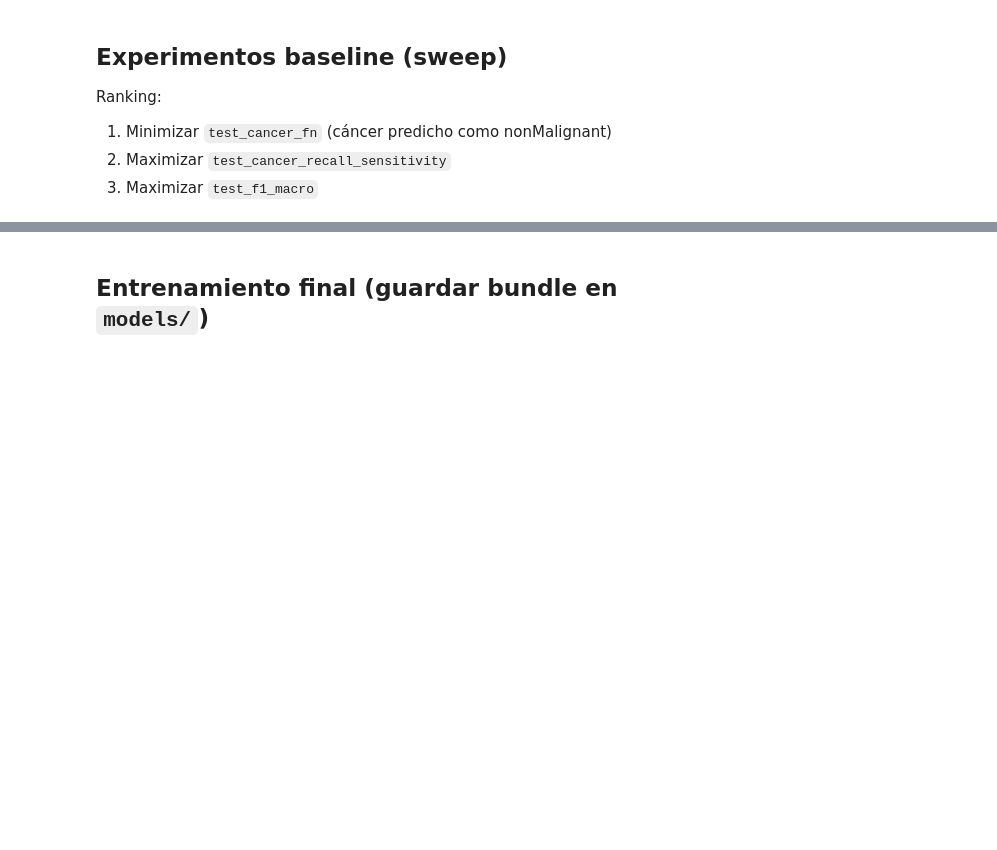
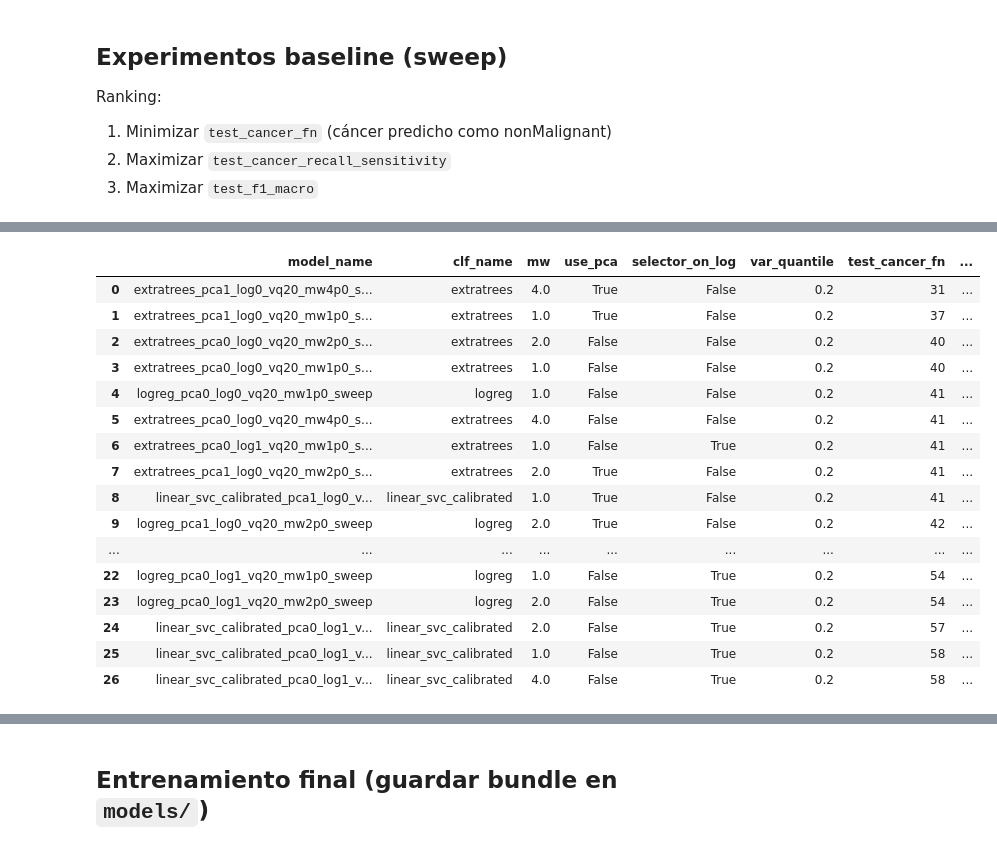
Before and after one commit to MisterMito/TFM, a Jupyter notebook: notebooks/4.0-ssic-multiclass-baselines.ipynb, the cells around one changed output, grey strips where cells are left out. Drawn from its saved outputs; the diff is of its cells as text; code cells hidden in the pictures; blank space fills up the shorter version.

```diff
--- a/notebooks/4.0-ssic-multiclass-baselines.ipynb
+++ b/notebooks/4.0-ssic-multiclass-baselines.ipynb
@@ -116,18 +148,5 @@ Ranking:
 # %%
-def slugify_token(value):
-    return str(value).replace(".", "p").replace("-", "m")
-
-def build_model_name(clf_name, feat_cfg, malignant_weight, variant_tag):
-    return "_".join([
-        clf_name,
-        f"pca{int(feat_cfg['use_pca'])}",
-        f"log{int(feat_cfg['selector_on_log'])}",
-        f"vq{int(feat_cfg['var_quantile']*100)}",
-        f"mw{slugify_token(malignant_weight)}",
-        variant_tag,
-    ])
-
-# Base config (ligero)
+# Base config
 base_cfg = MulticlassTrainConfig(
     train_path=str(TRAIN_PATH),
     test_path=str(TEST_PATH),
@@ -137,25 +156,29 @@ base_cfg = MulticlassTrainConfig(
     var_quantile=0.2,
     selector_on_log=False,
     pca_var_threshold=0.9,
-    cv_splits=3,
-    min_cancer_recall_for_threshold=0.95,
+    cv_splits=8,
+    min_cancer_recall_for_threshold=0.9,
     threshold_objective="specificity",
     experiment_name="gse183635_multiclass_smoke",
     save_local_bundle=False,
     save_plots=False,
 )
 
-# Sweep (muy pequeño)
+# Sweep
 feat_grid = [
     dict(use_pca=False, selector_on_log=False, var_quantile=0.2, pca_var_threshold=0.9),
+    dict(use_pca=False, selector_on_log=True, var_quantile=0.2, pca_var_threshold=0.9),
+    dict(use_pca=True, selector_on_log=False, var_quantile=0.2, pca_var_threshold=0.9),
 ]
 
 clf_grid = [
-    ("logreg", dict(solver="lbfgs", max_iter=2000)),
+    ("logreg", dict(solver="lbfgs", max_iter=6000)),
+    ("sgd_logloss", dict(alpha=1e-3, max_iter=6000, tol=1e-3, early_stopping=True, validation_fraction=0.1, n_iter_no_change=5, average=True,)),
     ("linear_svc_calibrated", dict(C=1.0)),
+    ("extratrees", dict(n_estimators=800)),
 ]
 
-malignant_weights = [1.0, 2.0]
+malignant_weights = [1.0, 2.0, 4.0]
 
 sweep = []
 for feat_cfg in feat_grid:
@@ -229,0 +284,20 @@ res_df.head(15)
+# %%
+display(res_df)
+# %% [output]
+|  | model_name | clf_name | mw | use_pca | selector_on_log | var_quantile | test_cancer_fn | ... |
+| 0 | extratrees_pca1_log0_vq20_mw4p0_s... | extratrees | 4.0 | True | False | 0.2 | 31 | ... |
+| 1 | extratrees_pca1_log0_vq20_mw1p0_s... | extratrees | 1.0 | True | False | 0.2 | 37 | ... |
+| 2 | extratrees_pca0_log0_vq20_mw2p0_s... | extratrees | 2.0 | False | False | 0.2 | 40 | ... |
+| 3 | extratrees_pca0_log0_vq20_mw1p0_s... | extratrees | 1.0 | False | False | 0.2 | 40 | ... |
+| 4 | logreg_pca0_log0_vq20_mw1p0_sweep | logreg | 1.0 | False | False | 0.2 | 41 | ... |
+| 5 | extratrees_pca0_log0_vq20_mw4p0_s... | extratrees | 4.0 | False | False | 0.2 | 41 | ... |
+| 6 | extratrees_pca0_log1_vq20_mw1p0_s... | extratrees | 1.0 | False | True | 0.2 | 41 | ... |
+| 7 | extratrees_pca1_log0_vq20_mw2p0_s... | extratrees | 2.0 | True | False | 0.2 | 41 | ... |
+| 8 | linear_svc_calibrated_pca1_log0_v... | linear_svc_calibrated | 1.0 | True | False | 0.2 | 41 | ... |
+| 9 | logreg_pca1_log0_vq20_mw2p0_sweep | logreg | 2.0 | True | False | 0.2 | 42 | ... |
+| ... | ... | ... | ... | ... | ... | ... | ... | ... |
+| 22 | logreg_pca0_log1_vq20_mw1p0_sweep | logreg | 1.0 | False | True | 0.2 | 54 | ... |
+| 23 | logreg_pca0_log1_vq20_mw2p0_sweep | logreg | 2.0 | False | True | 0.2 | 54 | ... |
+| 24 | linear_svc_calibrated_pca0_log1_v... | linear_svc_calibrated | 2.0 | False | True | 0.2 | 57 | ... |
+| 25 | linear_svc_calibrated_pca0_log1_v... | linear_svc_calibrated | 1.0 | False | True | 0.2 | 58 | ... |
+| 26 | linear_svc_calibrated_pca0_log1_v... | linear_svc_calibrated | 4.0 | False | True | 0.2 | 58 | ... |
```
Also changed, not shown: parts of 7 cells of this notebook.
